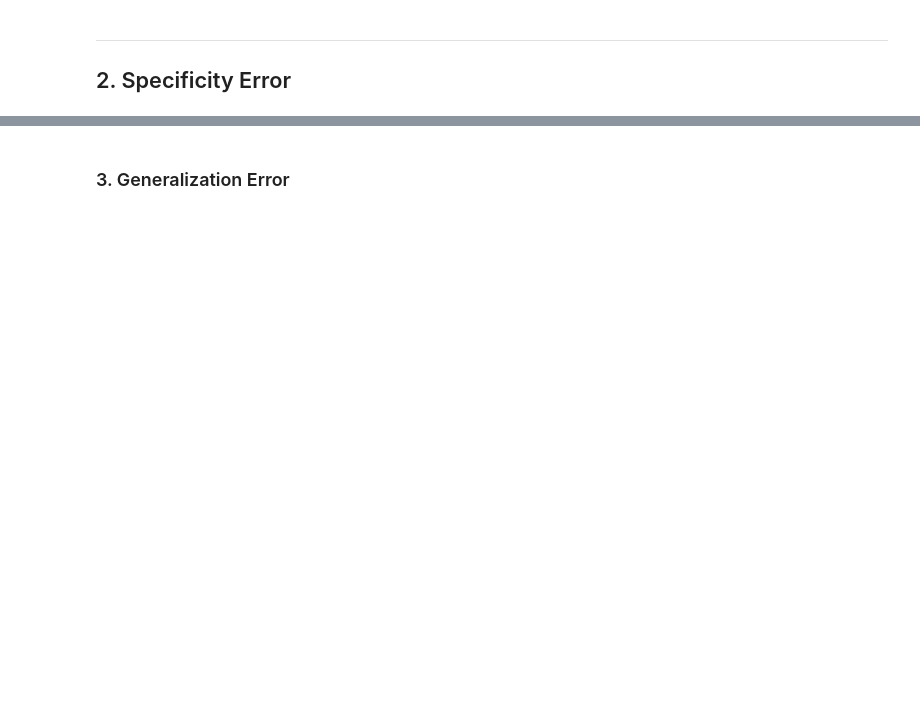
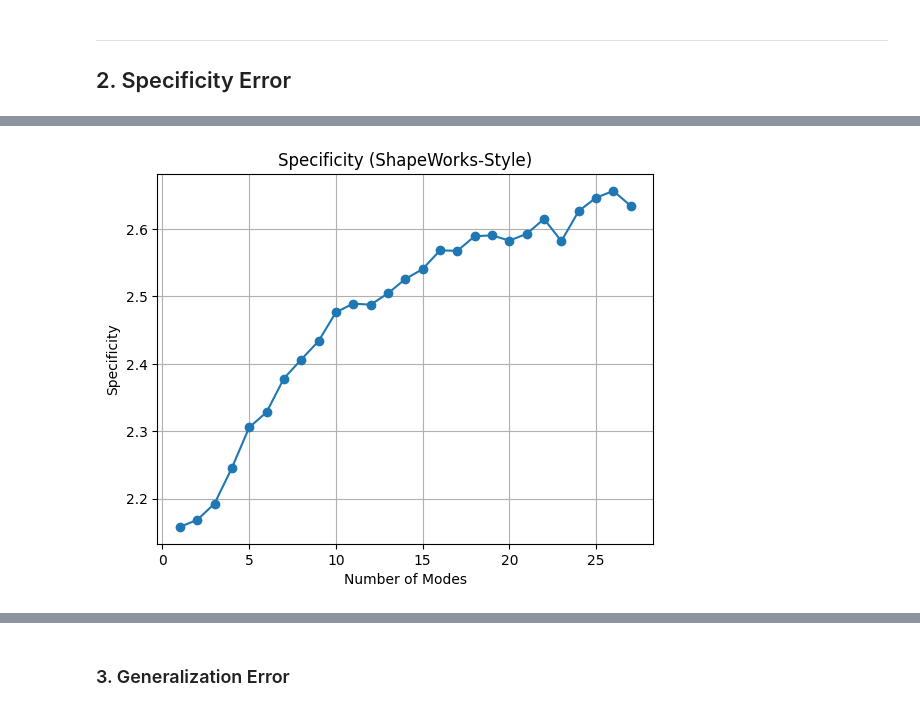
Before and after one commit to 54CHA-PJ/ECN-Statistical-Muscle-Shape-Modeling, a Jupyter notebook: CODE/pca_metrics.ipynb, the cells around one changed output, grey strips where cells are left out. Cells and saved outputs as stored; diff of their text form; code cells hidden in the pictures; blank space fills up the shorter version.

Commit message:
fix error metrics

```diff
--- a/CODE/pca_metrics.ipynb
+++ b/CODE/pca_metrics.ipynb
@@ -16,10 +16,10 @@ DATA_PATH = Path('./OUTPUT') / DATASET_NAME
 PCA_RESULTS = DATA_PATH / 'PCA_results'
 PARTICLES = DATA_PATH / f'{DATASET_NAME}_default_particles'
 # %%
-def load_shapes(directory):
+def load_shapes(directory, particle_type="world"):
     shapes = []
     for filename in os.listdir(directory):
-        if filename.endswith('.particles'):
+        if filename.endswith(particle_type+'.particles'):
             filepath = os.path.join(directory, filename)
             shape = np.loadtxt(filepath)
             shapes.append(shape)
@@ -35,7 +35,7 @@ def load_eigenvectors(directory):
             eigenvectors.append(eigenvector)
     return np.array(eigenvectors)
 # %%
-real_shapes = load_shapes(PARTICLES)
+real_shapes = load_shapes(PARTICLES, "world")
 eigenvalues = np.loadtxt(PCA_RESULTS / 'eigenvalues.eval')
 eigenvectors = load_eigenvectors(PCA_RESULTS)
 eigenvectors = np.array([vec / np.linalg.norm(vec) for vec in eigenvectors])
@@ -349,0 +85,93 @@ plt.show()
+# %%
+def compute_shapeworks_specificity(
+    real_shapes,
+    num_particles,
+    num_samples=1000,
+    use_sqrt=True
+):
+    """
+    Cette fonction reproduit le calcul de la spécificité selon la logique de ShapeWorks.
+    Elle accepte un tableau de formes 3D (n, 3*p) ou (n, p, 3). Les valeurs singulières
+    peuvent être interprétées comme écart-types (use_sqrt=False) ou comme sqrt(variance)
+    (use_sqrt=True).
+    """
+
+    # Convertion (n, p, 3) => (n, 3*p) = (n, d)
+    n, p, dim3 = real_shapes.shape
+    d = p * dim3
+    real_shapes = real_shapes.reshape(n, d)
+
+    if d != 3 * num_particles:
+        raise ValueError(f"d={d}, attendu 3*num_particles={3*num_particles}")
+
+    Y = real_shapes.T       # (d, n)
+    mu = np.mean(
+        Y,                  # Shapes transposées
+        axis=1,             # Moyenne par colonne
+        keepdims=True       # Pour garder la forme (d, 1)
+    )
+
+    Y_centered = Y - mu     # Centrage des données
+
+    U, S, Vt = np.linalg.svd(   # SVD
+        Y_centered,             # (d, n)
+        full_matrices=False     # économise la mémoire
+    )
+
+    if S[0] < S[-1]:            # Si ordre décroissant
+        S = S[::-1]             # Inversion
+        U = np.fliplr(U)        # Inversion
+        Vt = np.flipud(Vt)      # Inversion
+
+    specificities = np.zeros(n - 1) # Tableau de spécificités initialisé à 0
+    training_data = Y.T             # (n, d)
+
+    def shape_distance(ptsA, ptsB, pcount):             # Calcul de la distance entre deux formes
+        A3 = ptsA.reshape(pcount, 3)                    # (p, 3)
+        B3 = ptsB.reshape(pcount, 3)                    # (p, 3)
+        return np.linalg.norm(A3 - B3, axis=1).sum()    # Somme des distances
+
+    for m in range(1, n):
+        epsi = U[:, :m]
+        stdevs = S[:m] if not use_sqrt else np.sqrt(S[:m])
+
+        betas = np.random.randn(m, num_samples)
+        for i_mode in range(m):
+            betas[i_mode, :] *= stdevs[i_mode]
+
+        synthetic = epsi @ betas + mu
+
+        min_dists = np.zeros(num_samples)
+        for isyn in range(num_samples):
+            synth_i = synthetic[:, isyn]
+            best = 1e15
+            for j in range(n):
+                dist_ij = shape_distance(synth_i, training_data[j], num_particles)
+                if dist_ij < best:
+                    best = dist_ij
+            min_dists[isyn] = best
+
+        avg_min = np.mean(min_dists)
+        specificities[m-1] = avg_min / float(num_particles)
+
+    return specificities
+
+p = len(real_shapes[1]) # p = 128
+
+specifics = compute_shapeworks_specificity(
+    np.asarray(real_shapes),
+    num_particles=p,
+    num_samples=1000
+)
+
+modes_x = np.arange(1, len(specifics)+1)
+
+plt.figure()
+plt.plot(modes_x, specifics, marker='o')
+plt.xlabel("Number of Modes")
+plt.ylabel("Specificity")
+plt.title("Specificity (ShapeWorks-Style)")
+plt.grid(True)
+plt.show()
+# %% [output]
+[figure, added]
```
Also changed, not shown: parts of 19 cells of this notebook, 1 other file.
